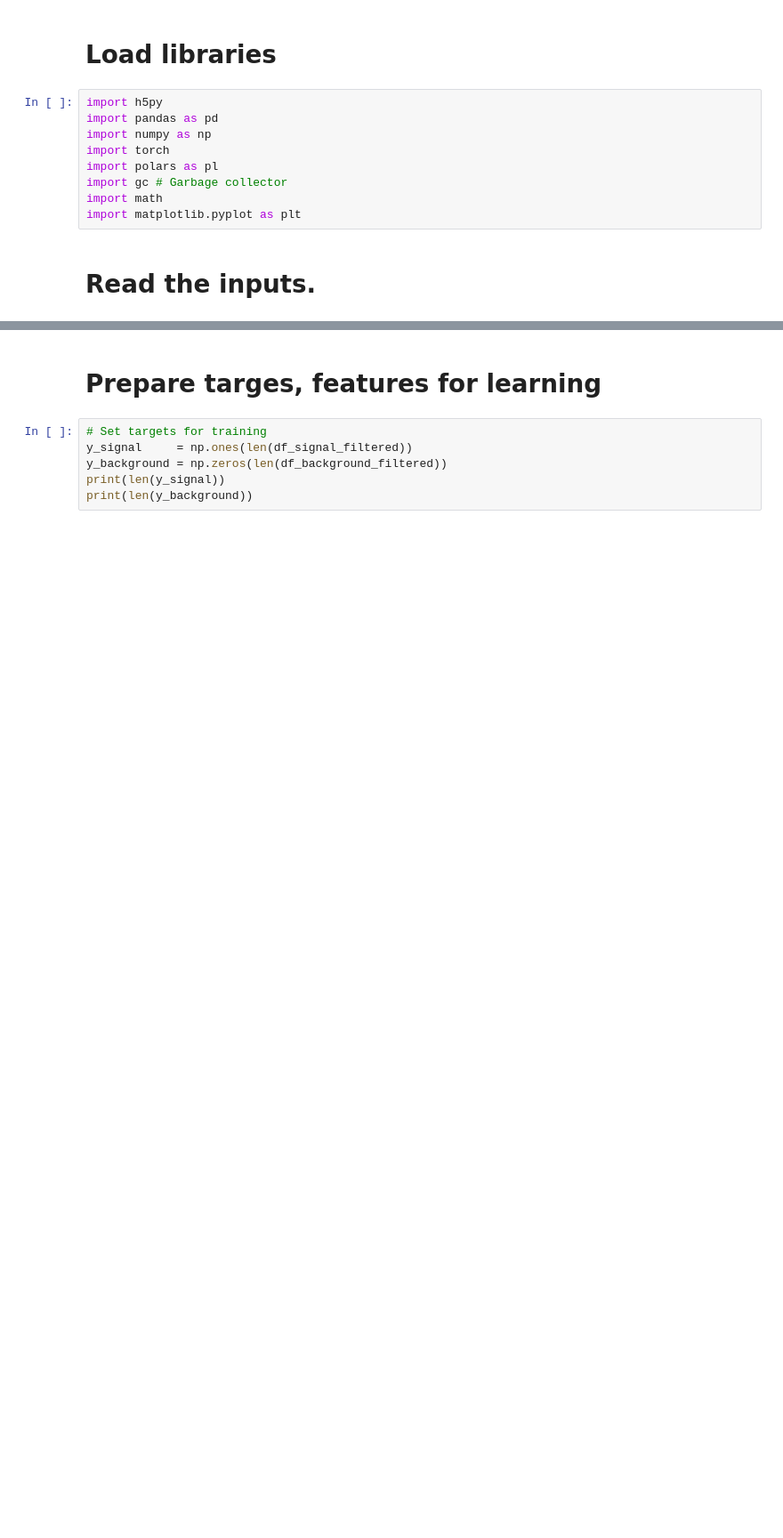
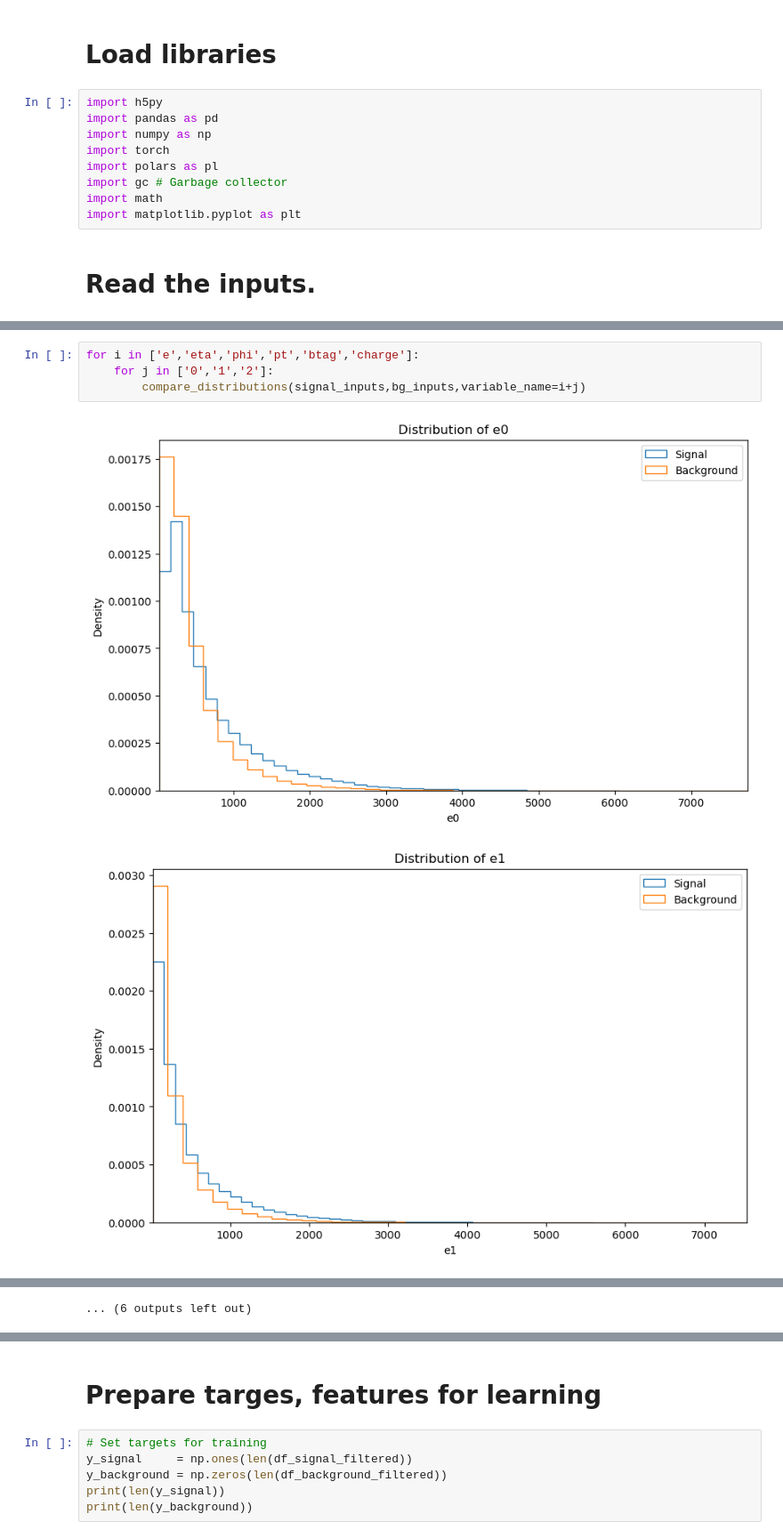
Before and after one commit to diegobaronm/VBFTransformer, a Jupyter notebook: notebooks/DNNClassifier.ipynb, the cells around one changed output, grey strips where cells are left out. Shown at 89% size. Drawn from its saved outputs; the diff is of its cells as text; blank space fills up the shorter version.

```diff
--- a/notebooks/DNNClassifier.ipynb
+++ b/notebooks/DNNClassifier.ipynb
@@ -16,0 +101,7 @@ background_df = pl.read_csv('../data/background_test.csv')
+# %%
+for i in ['e','eta','phi','pt','btag','charge']:
+    for j in ['0','1','2']:
+        compare_distributions(signal_inputs,bg_inputs,variable_name=i+j)
+# %% [output]
+[figure, added]
+[figure, added]
@@ -16,0 +118 @@ background_df = pl.read_csv('../data/background_test.csv')
+... (6 outputs left out)
```
Also changed, not shown: parts of 22 cells of this notebook, 1 other file.
